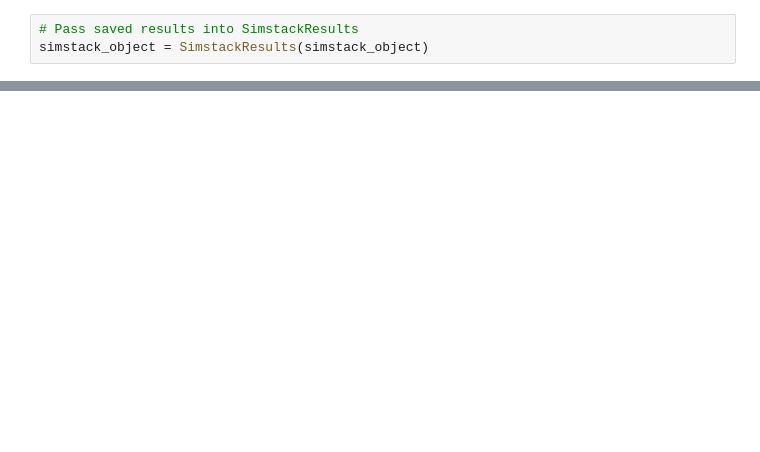
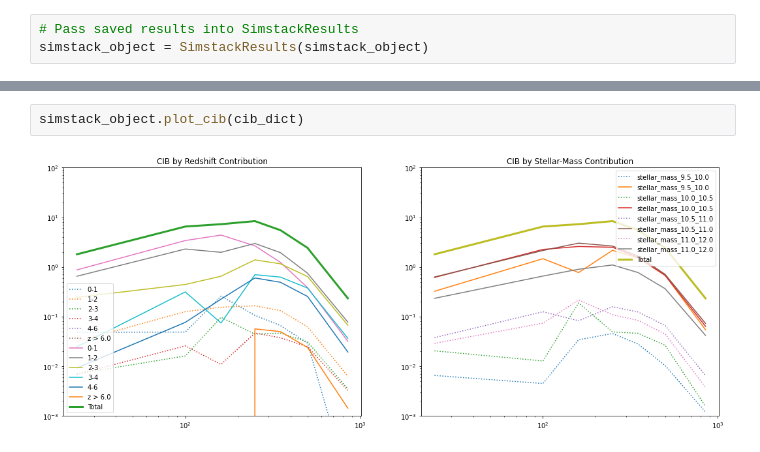
Before and after one commit to marcoviero/simstack3, a Jupyter notebook: notebooks/example_plot_results.ipynb, the cells around one changed output, grey strips where cells are left out. Saved outputs shown, nothing was run; the diff lists cells and outputs as text; blank space fills up the shorter version.

```diff
--- a/notebooks/example_plot_results.ipynb
+++ b/notebooks/example_plot_results.ipynb
@@ -65,0 +110,4 @@ total_lird_dict = simstack_object.plot_total_lird(cosmos_area_deg2, plot_lird=Tr
+# %%
+simstack_object.plot_cib(cib_dict)
+# %% [output]
+[figure, added]
```
Also changed, not shown: parts of 24 cells of this notebook, 4 other files.
